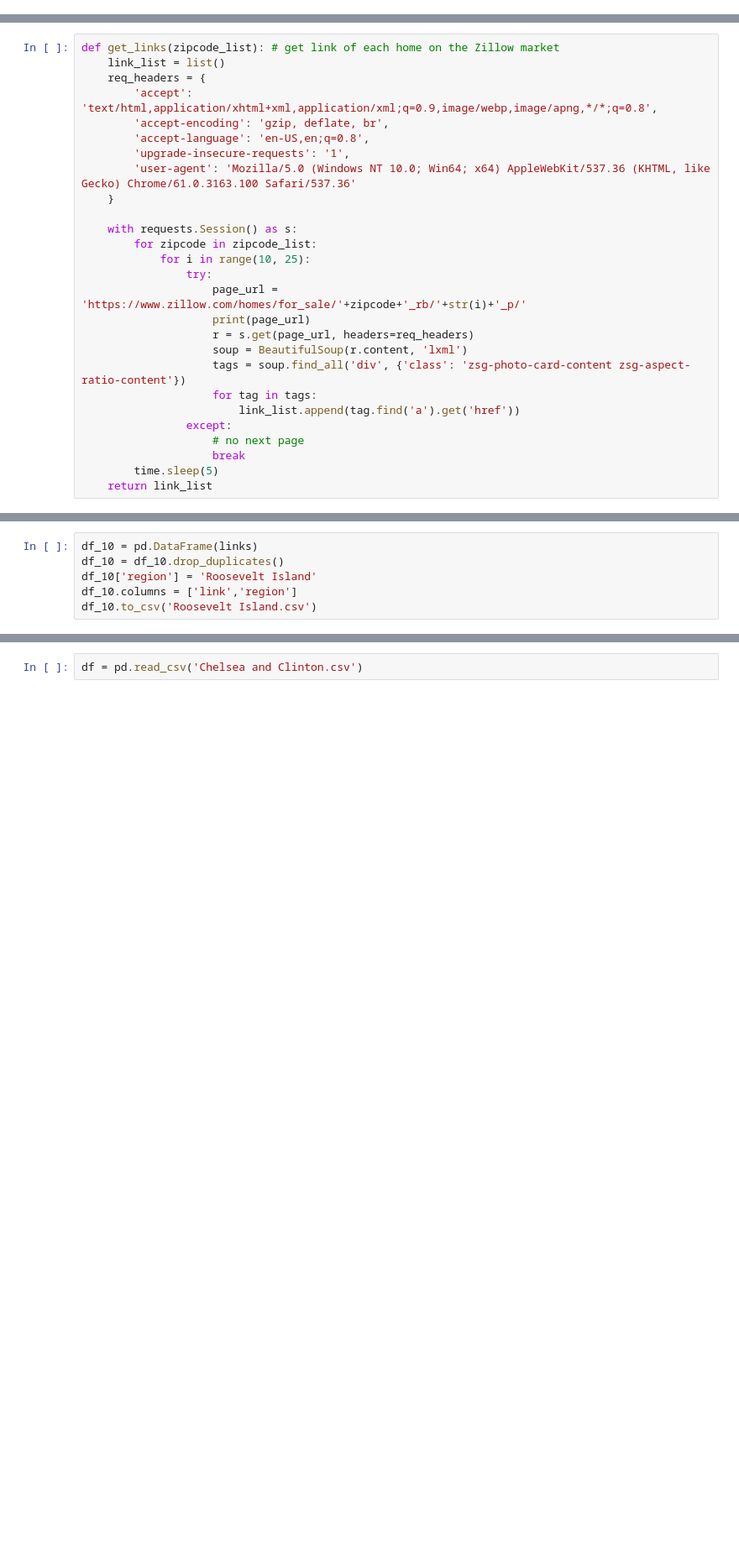
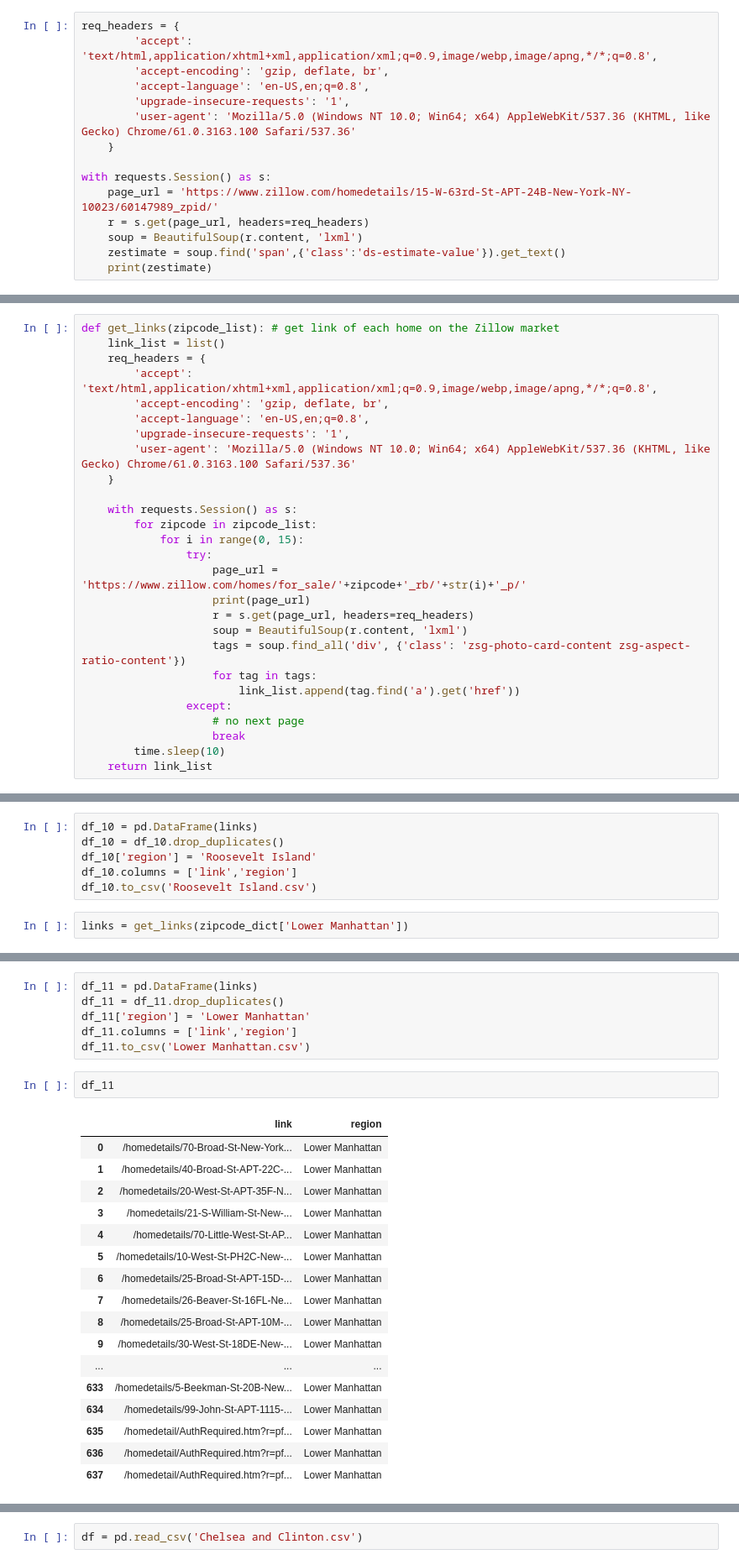
Before and after one commit to yupeiying1/Zillow-Home-Value-Prediction, a Jupyter notebook: Zillow Info Scraper.ipynb, the cells around one changed output, grey strips where cells are left out. Shown at 84% size. Drawn from its saved outputs; the diff is of its cells as text; blank space fills up the shorter version.

```diff
--- a/Zillow Info Scraper.ipynb
+++ b/Zillow Info Scraper.ipynb
@@ -21,0 +24,15 @@ zipcode_dict['Roosevelt Island'] =['10044']
+# %%
+req_headers = {
+        'accept': 'text/html,application/xhtml+xml,application/xml;q=0.9,image/webp,image/apng,*/*;q=0.8',
+        'accept-encoding': 'gzip, deflate, br',
+        'accept-language': 'en-US,en;q=0.8',
+        'upgrade-insecure-requests': '1',
+        'user-agent': 'Mozilla/5.0 (Windows NT 10.0; Win64; x64) AppleWebKit/537.36 (KHTML, like Gecko) Chrome/61.0.3163.100 Safari/537.36'
+    }
+
+with requests.Session() as s:
+    page_url = 'https://www.zillow.com/homedetails/15-W-63rd-St-APT-24B-New-York-NY-10023/60147989_zpid/'
+    r = s.get(page_url, headers=req_headers)
+    soup = BeautifulSoup(r.content, 'lxml')
+    zestimate = soup.find('span',{'class':'ds-estimate-value'}).get_text()
+    print(zestimate)
@@ -32,7 +53,7 @@ def get_links(zipcode_list): # get link of each home on the Zillow market
 
     with requests.Session() as s:
         for zipcode in zipcode_list:
-            for i in range(10, 25):
+            for i in range(0, 15):
                 try:
                     page_url = 'https://www.zillow.com/homes/for_sale/'+zipcode+'_rb/'+str(i)+'_p/'
                     print(page_url)
@@ -44,7 +65,7 @@ def get_links(zipcode_list): # get link of each home on the Zillow market
                 except:
                     # no next page
                     break
-        time.sleep(5)
+        time.sleep(10)
     return link_list
 # %% [markdown]
 **Need to scrape each neighborhood separately, using for loop would experience IP ban even if we use time.sleep()**
@@ -320,3 +341,5 @@ df_10 = df_10.drop_duplicates()
 df_10['region'] = 'Roosevelt Island'
 df_10.columns = ['link','region']
 df_10.to_csv('Roosevelt Island.csv')
+# %%
+links = get_links(zipcode_dict['Lower Manhattan'])
@@ -322,0 +364,26 @@ df_10.to_csv('Roosevelt Island.csv')
+# %%
+df_11 = pd.DataFrame(links)
+df_11 = df_11.drop_duplicates()
+df_11['region'] = 'Lower Manhattan'
+df_11.columns = ['link','region']
+df_11.to_csv('Lower Manhattan.csv')
+# %%
+df_11
+# %% [output]
+|  | link | region |
+| 0 | /homedetails/70-Broad-St-New-York... | Lower Manhattan |
+| 1 | /homedetails/40-Broad-St-APT-22C-... | Lower Manhattan |
+| 2 | /homedetails/20-West-St-APT-35F-N... | Lower Manhattan |
+| 3 | /homedetails/21-S-William-St-New-... | Lower Manhattan |
+| 4 | /homedetails/70-Little-West-St-AP... | Lower Manhattan |
+| 5 | /homedetails/10-West-St-PH2C-New-... | Lower Manhattan |
+| 6 | /homedetails/25-Broad-St-APT-15D-... | Lower Manhattan |
+| 7 | /homedetails/26-Beaver-St-16FL-Ne... | Lower Manhattan |
+| 8 | /homedetails/25-Broad-St-APT-10M-... | Lower Manhattan |
+| 9 | /homedetails/30-West-St-18DE-New-... | Lower Manhattan |
+| ... | ... | ... |
+| 633 | /homedetails/5-Beekman-St-20B-New... | Lower Manhattan |
+| 634 | /homedetails/99-John-St-APT-1115-... | Lower Manhattan |
+| 635 | /homedetail/AuthRequired.htm?r=pf... | Lower Manhattan |
+| 636 | /homedetail/AuthRequired.htm?r=pf... | Lower Manhattan |
+| 637 | /homedetail/AuthRequired.htm?r=pf... | Lower Manhattan |
```
Also changed, not shown: parts of 7 cells of this notebook, 28 other files.
